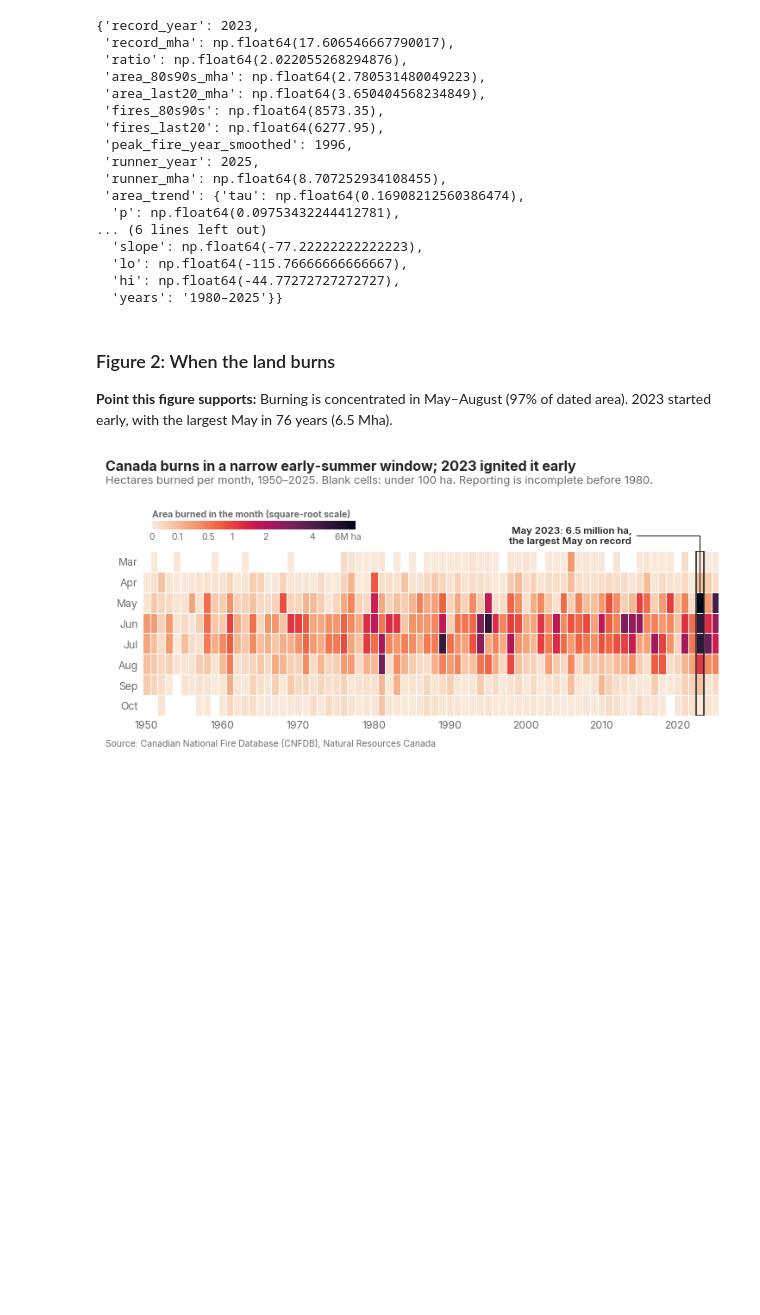
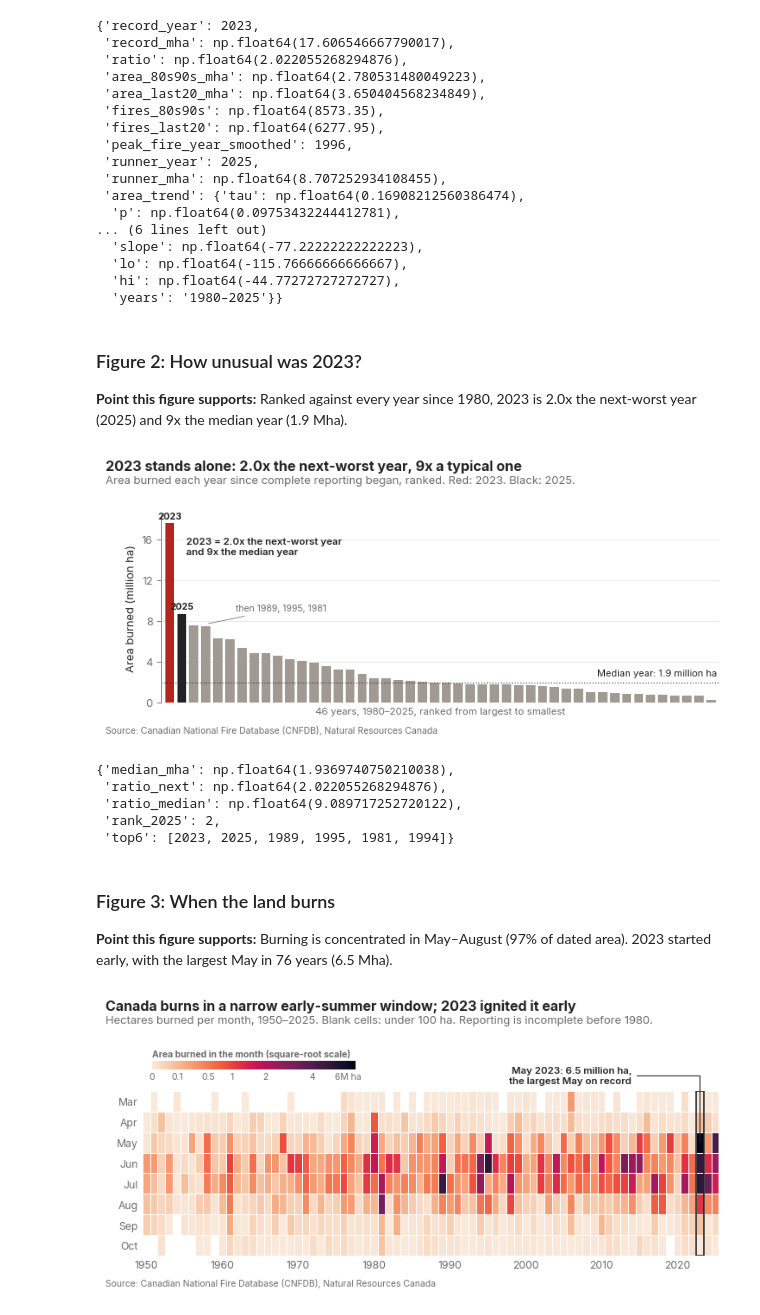
Before and after one commit to rafidreaz/canada-on-fire, a Jupyter notebook: canada_on_fire.ipynb, the cells around one changed output. Saved outputs shown, nothing was run; the diff lists cells and outputs as text; code cells hidden in the pictures; blank space fills up the shorter version.

```diff
--- a/canada_on_fire.ipynb
+++ b/canada_on_fire.ipynb
@@ -252,8 +272,59 @@ facts
   'lo': np.float64(-115.76666666666667),
   'hi': np.float64(-44.77272727272727),
   'years': '1980–2025'}}
+# %% [markdown]
+### Figure 2: How unusual was 2023?
+**Point this figure supports:** Ranked against every year since 1980, 2023 is 2.0x the next-worst year (2025) and 9x the median year (1.9 Mha).
+# %%
+def fig12_ranked_years(df):
+    """Q1 - how unusual was 2023? Every year since complete reporting, ranked."""
+    y = fd.yearly(df).loc[fd.FULL_REPORTING_FROM:].area_ha.sort_values(ascending=False)
+    med = y.median()
+    fig, ax = plt.subplots(figsize=(st.TEXT_WIDTH, 2.9))
+    cols = [st.EMBER if yr == 2023 else (st.INK if yr == 2025 else NEUTRAL) for yr in y.index]
+    ax.bar(range(len(y)), y.values, color=cols, width=0.78)
+    ax.axhline(med, color=st.INK, lw=0.7, ls=(0, (1, 2)))
+    ax.text(len(y) - 0.5, med * 1.25, f"Median year: {med / 1e6:.1f} million ha", ha="right",
+            va="bottom", fontsize=7.2, color=st.INK)
+    for i, (yr, v) in enumerate(y.head(2).items()):
+        ax.text(i, v + 0.25e6, str(yr), ha="center", va="bottom", fontsize=7, color=st.INK,
+                fontweight="bold")
+    ax.annotate("then 1989, 1995, 1981", xy=(3, y.iloc[3] + 0.2e6), xytext=(5.5, y.iloc[2] + 1.6e6),
+                fontsize=6.8, color=st.MUTED, ha="left", va="center",
+                arrowprops=dict(arrowstyle="-", color=st.MUTED, lw=0.5, shrinkB=2))
+    ax.text(1.4, y.iloc[0] * 0.92, f"2023 = {y.iloc[0] / y.iloc[1]:.1f}x the next-worst year\n"
+            f"and {y.iloc[0] / med:.0f}x the median year", fontsize=7.5, color=st.INK, va="top",
+            fontweight="semibold")
+    ax.set_xticks([])
+    ax.set_xlim(-0.7, len(y) - 0.3)
+    ax.spines["bottom"].set_visible(False)
+    ax.yaxis.set_major_formatter(mticker.FuncFormatter(st.mha))
+    ax.yaxis.set_major_locator(mticker.MultipleLocator(4e6))
+    ax.yaxis.grid(True); ax.set_axisbelow(True)
+    ax.set_ylabel("Area burned (million ha)")
+    ax.set_xlabel(f"{len(y)} years, {fd.FULL_REPORTING_FROM}–{fd.LAST_YEAR}, ranked from largest to smallest",
+                  fontsize=7.5, color=st.MUTED)
+    fig.subplots_adjust(top=0.8, bottom=0.12, left=0.09, right=0.99)
+    st.headline(fig, f"2023 stands alone: {y.iloc[0] / y.iloc[1]:.1f}x the next-worst year, "
+                f"{y.iloc[0] / med:.0f}x a typical one",
+                "Area burned each year since complete reporting began, ranked. Red: 2023. Black: 2025.", y=0.995)
+    st.source_note(fig)
+    return fig, dict(median_mha=med / 1e6, ratio_next=y.iloc[0] / y.iloc[1], ratio_median=y.iloc[0] / med,
+                     rank_2025=int(list(y.index).index(2025)) + 1, top6=list(y.head(6).index))
+# %%
+fig, facts = fig12_ranked_years(df)
+st.save(fig, "fig12_ranked_years")
+plt.show()
+facts
+# %% [output]
+[figure, added]
+{'median_mha': np.float64(1.9369740750210038),
+ 'ratio_next': np.float64(2.022055268294876),
+ 'ratio_median': np.float64(9.089717252720122),
+ 'rank_2025': 2,
+ 'top6': [2023, 2025, 1989, 1995, 1981, 1994]}
 # %% [markdown]
-### Figure 2: When the land burns
+### Figure 3: When the land burns
 **Point this figure supports:** Burning is concentrated in May–August (97% of dated area). 2023 started early, with the largest May in 76 years (6.5 Mha).
 # %%
 def fig2_season_heatmap(df):
```
Also changed, not shown: parts of 34 cells of this notebook, 43 other files.
